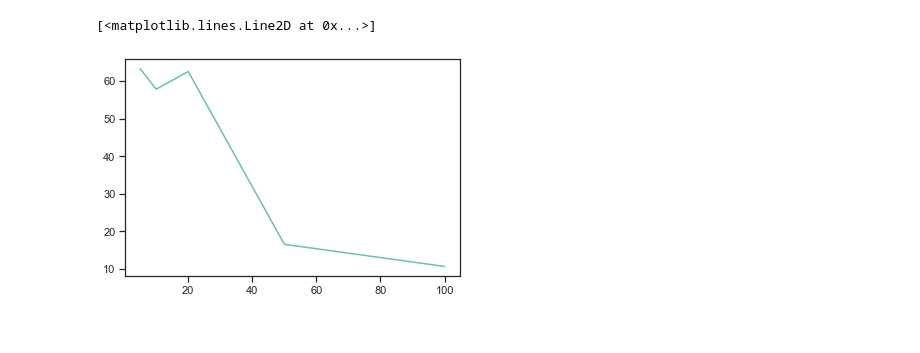
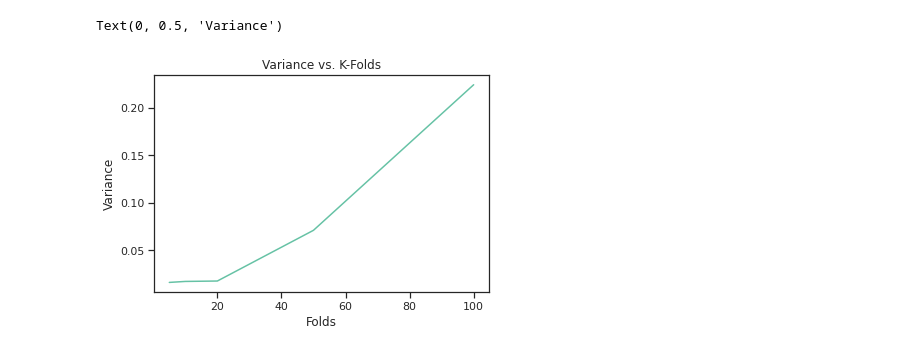
Before and after one commit to johnson0310/EE460J, a Jupyter notebook: Q3.ipynb, the cells around one changed output. Drawn from its saved outputs; the diff is of its cells as text; code cells hidden in the pictures.

```diff
--- a/Q3.ipynb
+++ b/Q3.ipynb
@@ -129,7 +127,10 @@ plt.plot(k, variance_total)
+# %%
+plt.plot(k, variance_total)
+plt.title('Variance vs. K-Folds')
+plt.xlabel('Folds')
+plt.ylabel('Variance')
+# %% [output]
+Text(0, 0.5, 'Variance')
+[figure, added]
 # %%
 v = np.array(variance_total)
-# %%
-plt.plot(k, 1/v)
-# %% [output]
-[<matplotlib.lines.Line2D at 0x...>]
-[figure, removed]
```
Also changed, not shown: parts of 11 cells of this notebook.
